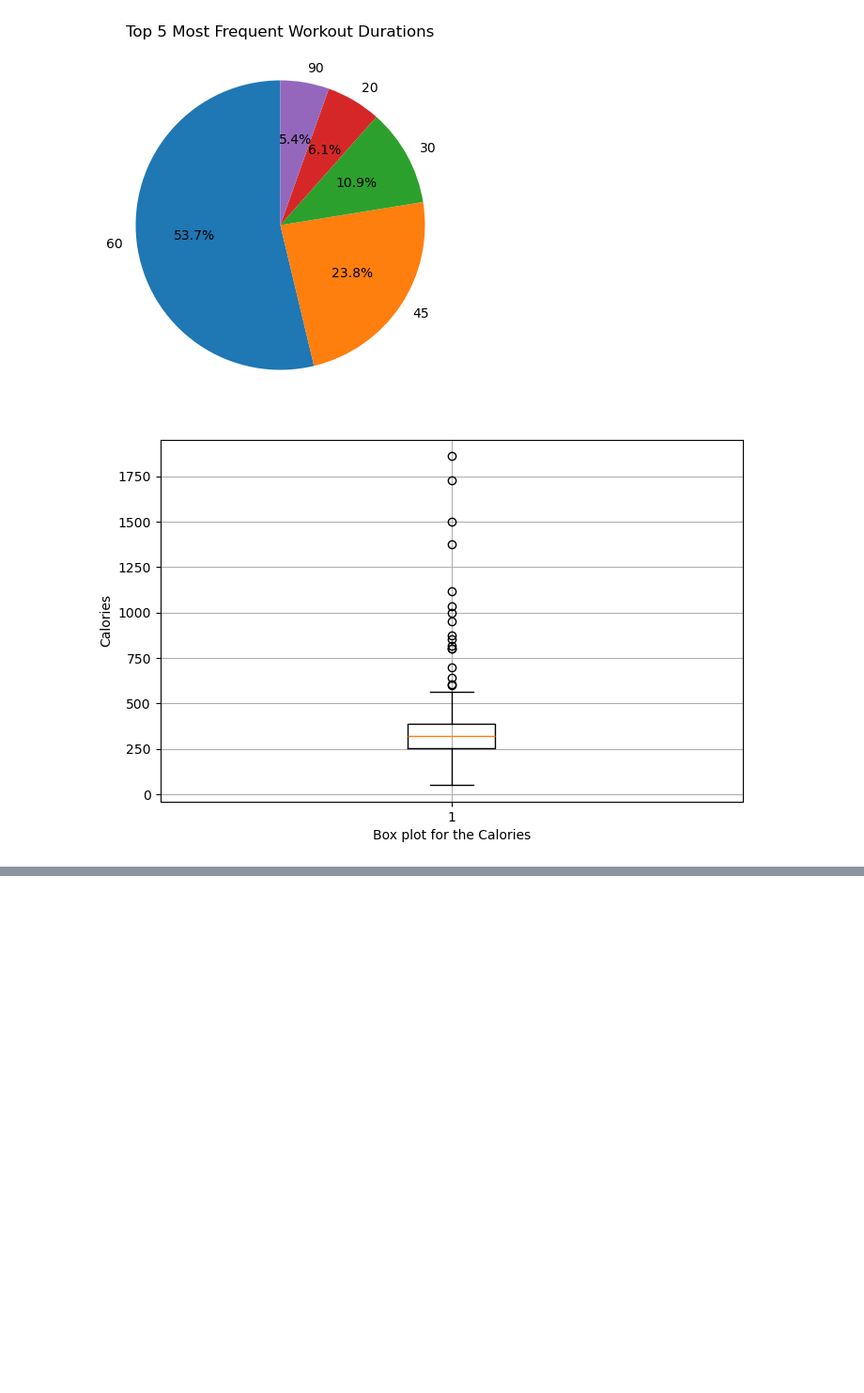
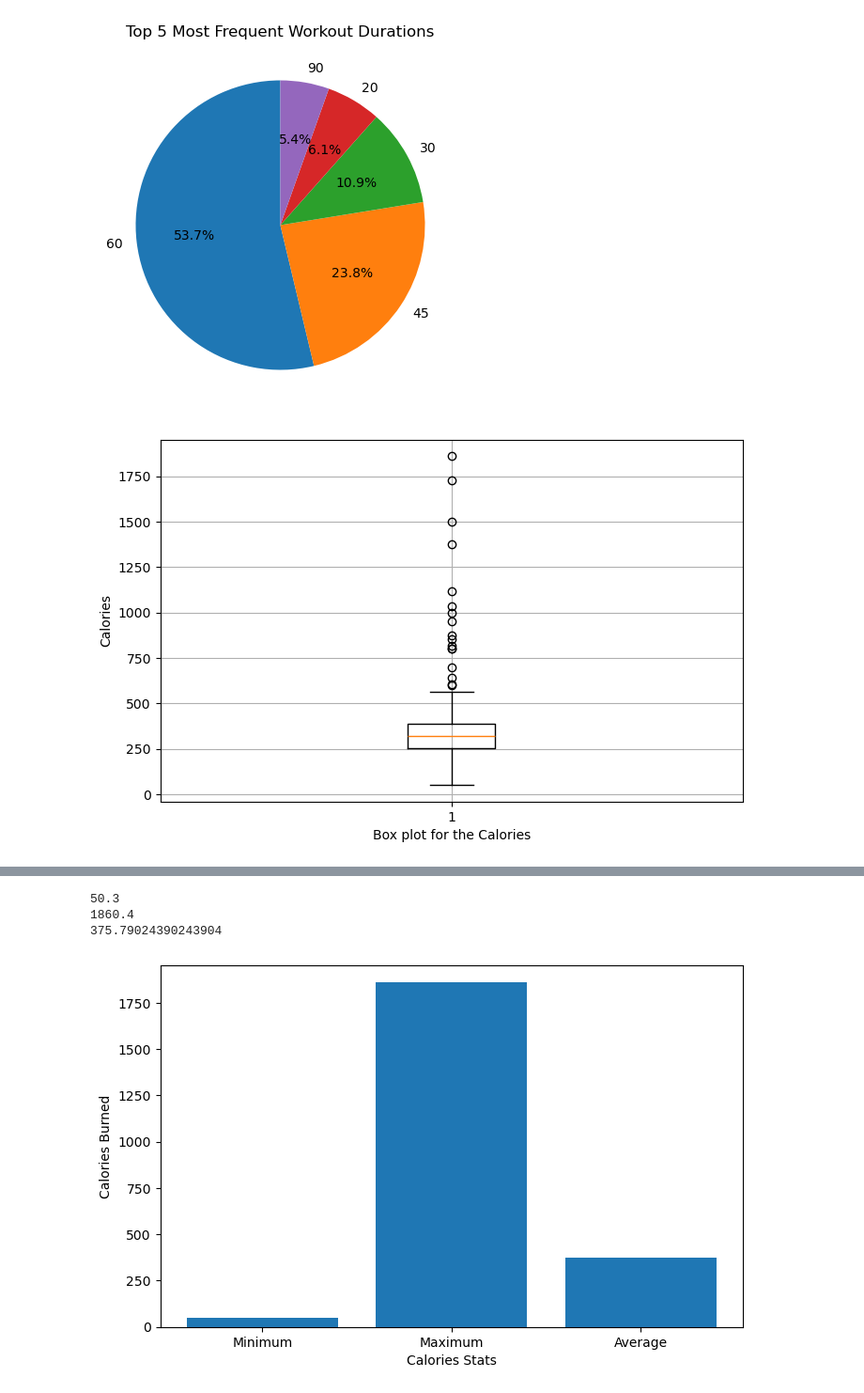
Before and after one commit to aryandhiman01/DataScience_ST, a Jupyter notebook: 16_June_ST.ipynb, the cells around one changed output, grey strips where cells are left out. Shown at 94% size. Saved outputs shown, nothing was run; the diff lists cells and outputs as text; code cells hidden in the pictures; blank space fills up the shorter version.

```diff
--- a/16_June_ST.ipynb
+++ b/16_June_ST.ipynb
@@ -129,0 +184,28 @@ plt.show()
+# %%
+#Ques:15-
+#Minimum Calories burned
+min_calories = df["Calories"].min()
+print(min_calories)
+
+#Maximum Calories burned
+max_calories = df["Calories"].max()
+print(max_calories)
+
+#Average Calories burned
+avg_calories = df["Calories"].mean()
+print(avg_calories)
+
+#Visualize the findings appropriately.
+values = [min_calories, max_calories, avg_calories]
+labels = ["Minimum", "Maximum", "Average"]
+
+plt.figure(figsize=(8,5))
+plt.bar(labels, values)
+plt.xlabel("Calories Stats")
+plt.ylabel("Calories Burned")
+plt.show()
+# %% [output]
+50.3
+1860.4
+375.79024390243904
+[figure, added]
```
Also changed, not shown: parts of 22 cells of this notebook.
